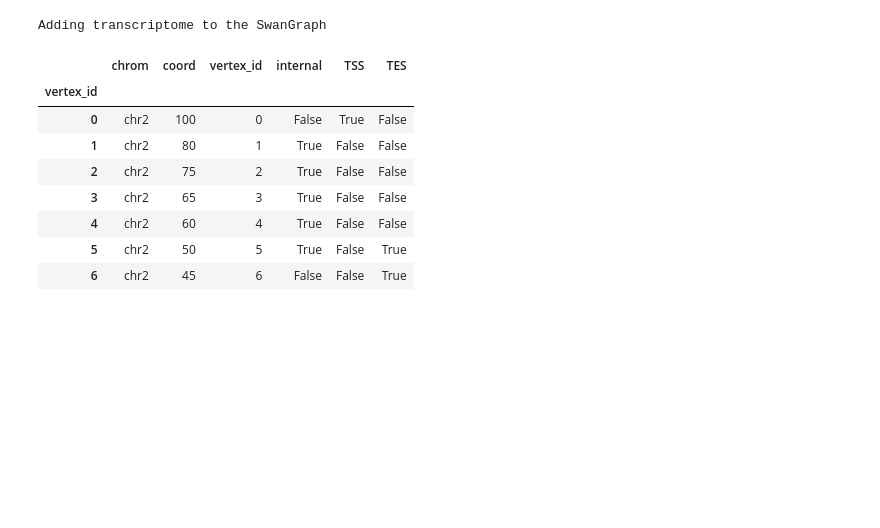
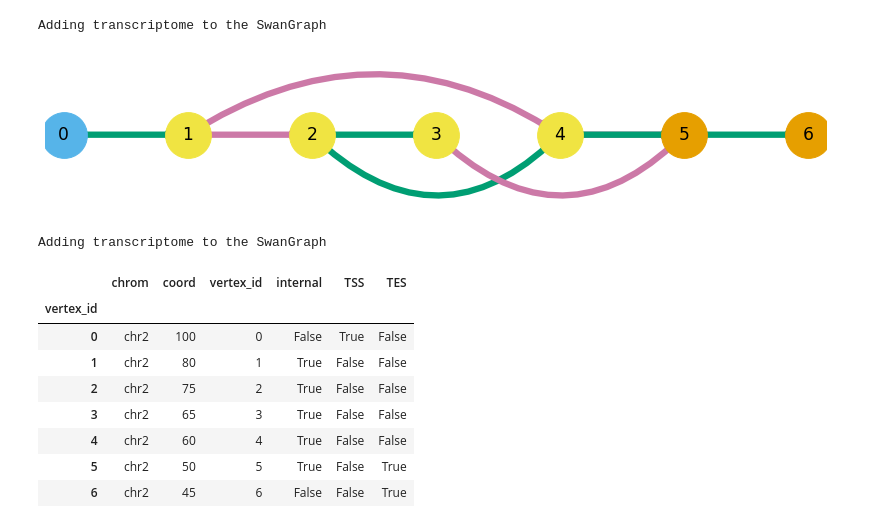
Before and after one commit to mortazavilab/swan_vis, a Jupyter notebook: tutorials/test_dev.ipynb, the cells around one changed output. Saved outputs shown, nothing was run; the diff lists cells and outputs as text; code cells hidden in the pictures; blank space fills up the shorter version.

Commit message:
added some pg.plot_graph tests

```diff
--- a/tutorials/test_dev.ipynb
+++ b/tutorials/test_dev.ipynb
@@ -8,3 +41,16 @@ import scipy.stats as st
+# %%
+sg = swan.SwanGraph()
+sg.add_transcriptome('../new_testing/files/test_full.gtf')
+
+sg.pg.new_gene(sg, 'test2_gid')
+sg.pg.graph_type = 'swan'
+
+sg.pg.new_swangraph()
+sg.pg.calc_node_edge_styles()
+sg.pg.plot_graph()
+# %% [output]
+Adding transcriptome to the SwanGraph
+[figure, added]
 # %%
 # 6/7/21
 # plotting tests
```
Also changed, not shown: parts of 3 cells of this notebook, 3 other files.
